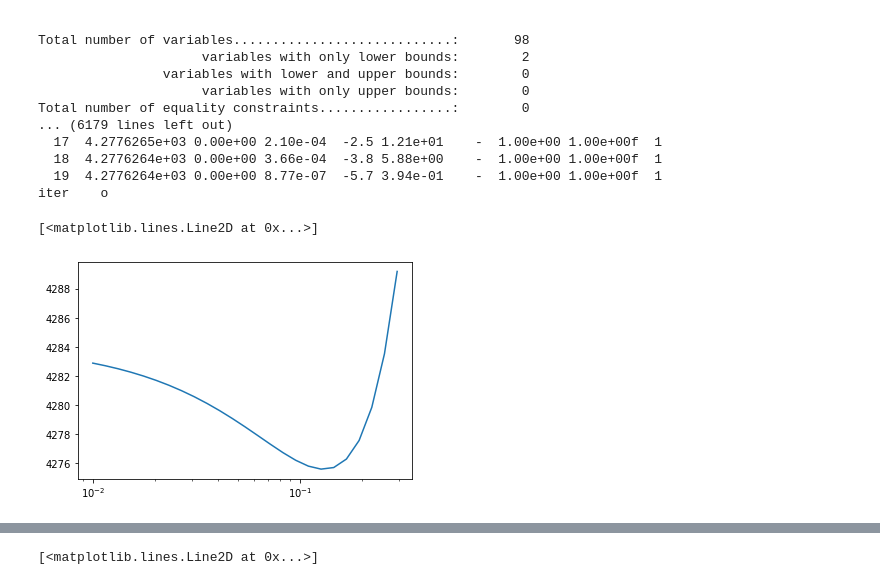
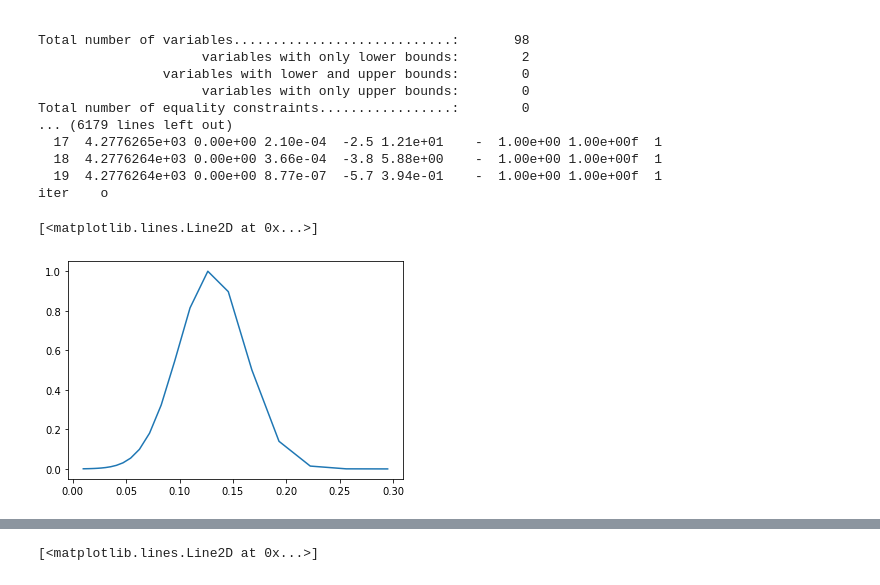
Before and after one commit to dwu402/pypei, a Jupyter notebook: samoa.ipynb, the cells around one changed output, grey strips where cells are left out. Cells and saved outputs as stored; diff of their text form; code cells hidden in the pictures.

```diff
--- a/samoa.ipynb
+++ b/samoa.ipynb
@@ -298,6 +301,7 @@ iter    o
 # %%
 f0 = [(x['f']) for x in profiles[0]]
-plt.semilogx(np.logspace(-2, 1, num=50).flatten()[:25], f0[:25])
+f0r = [np.exp(-(f0i-min(f0))) for f0i in f0]
+plt.plot(np.logspace(-2, 1, num=50).flatten()[:25], f0r[:25])
 # %% [output]
 [<matplotlib.lines.Line2D at 0x...>]
-[figure, old version]
+[figure, new version]
```
Also changed, not shown: parts of 20 cells of this notebook.
